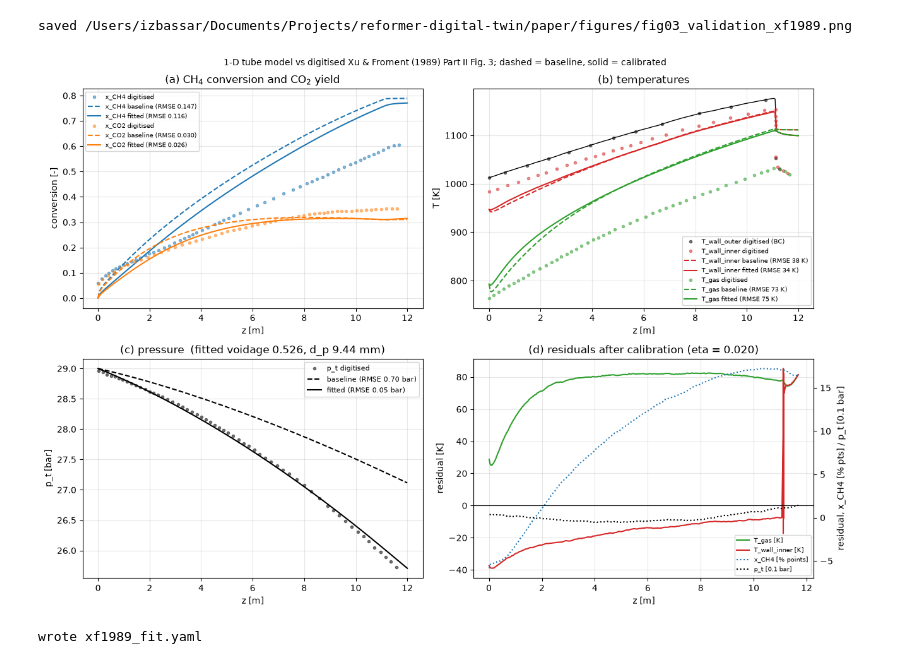
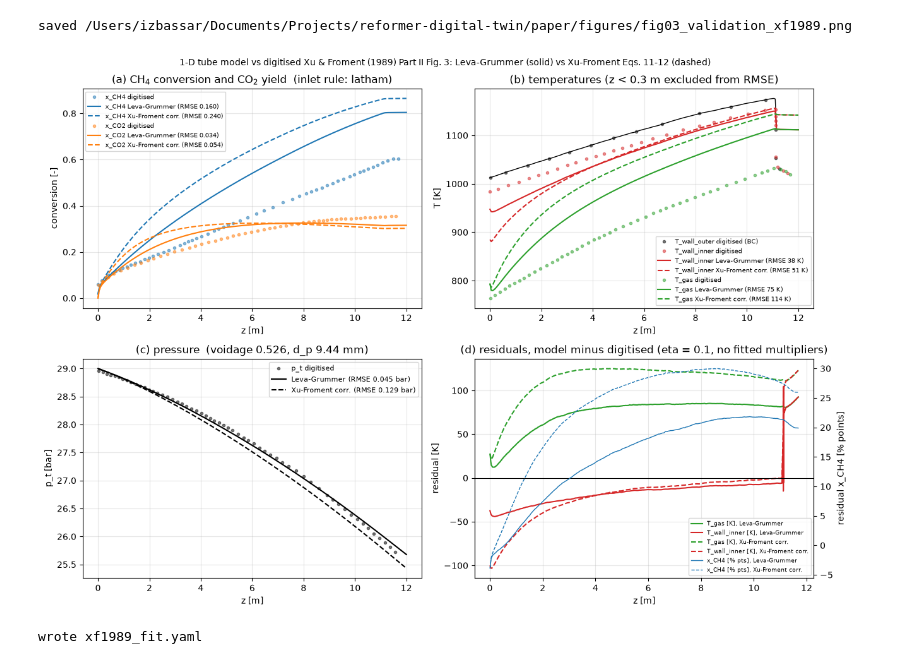
Before and after one commit to IzbassarO/reformer-digital-twin, a Jupyter notebook: notebooks/03_validation_xf1989.ipynb, the cells around one changed output. Drawn from its saved outputs; the diff is of its cells as text; code cells hidden in the pictures.

Commit message:
Xu-Froment heat-transfer correlation and revalidation

```diff
--- a/notebooks/03_validation_xf1989.ipynb
+++ b/notebooks/03_validation_xf1989.ipynb
@@ -121,0 +96,18 @@ f_htg=0.3: T_gas_rmse=  13.475, T_gas_bias= -12.971, x_CH4_rmse=   0.044, x_CH4_
+# %%
+# ---- Part 2: Xu & Froment heat-transfer chain, four combinations, no fitting ------------
+combos = vx.four_combinations(cv, wall)
+print(f"Stage-A bed: voidage {vx.STAGE_A_BED['voidage']}, d_p {1e3*vx.STAGE_A_BED['d_p_m']:.2f} mm; eta = 0.1; temperatures compared for z >= {vx.Z_MIN_TEMPERATURE} m\n")
+hdr = f"{'combination':32s} {'inlet x':>8s} {'film dT0':>9s} {'alpha_i(0)':>10s} | {'x_CH4':>13s} | {'x_CO2':>13s} | {'T_gas':>15s} | {'T_wi':>15s} | {'p_t':>13s} | conv@11.12 T@11.12"
+print(hdr); print("-" * len(hdr))
+for k, d in combos.items():
+    m = d["metrics"]; o = d["outlet"]
+    def f(c, w=6, p=3): return f"{m[c]['rmse']:{w}.{p}f}/{m[c]['mean_bias']:+{w}.{p}f}"
+    print(f"{k:32s} {d['inlet_conversion']:8.4f} {d['inlet_film_dT_K']:9.1f} {d['alpha_i_W_m2K']['inlet']:10.0f} | {f('x_CH4')} | {f('x_CO2')} | {f('T_gas',7,1)} | {f('T_wall_inner',7,1)} | {f('p_t')} | {o['conversion_CH4_at_11.12']:.3f}   {o['T_K_at_11.12']:.0f}")
+print("(RMSE / bias; K for temperatures, bar for p_t)")
+
+bc = vx.alpha_i_from_digitised(cv)
+print("\nBed-side coefficient back-calculated from the digitised Fig. 3 (lambda_tube = 29.6 W/mK assumed):")
+for i in range(len(bc["z_m"])):
+    print(f"   z={bc['z_m'][i]:5.1f} m  T_wo={bc['T_wo'][i]:6.1f} T_wi={bc['T_wi'][i]:6.1f} T_gas={bc['T_gas'][i]:6.1f}  q_o={bc['q_o_kW_m2'][i]:5.1f} kW/m2  alpha_i={bc['alpha_i_W_m2K'][i]:6.0f} W/m2K")
+best = {ht: min((k for k in combos if k.startswith(ht)), key=lambda k: combos[k]["metrics"]["x_CH4"]["rmse"]) for ht in ("leva_grummer", "xu_froment")}
+print("\nbest inlet definition per correlation (lowest x_CH4 RMSE):", best)
@@ -122,54 +135,48 @@ f_htg=0.3: T_gas_rmse=  13.475, T_gas_bias= -12.971, x_CH4_rmse=   0.044, x_CH4_
 # %%
+LG, XF = combos[best["leva_grummer"]]["result"], combos[best["xu_froment"]]["result"]
+mLG, mXF = combos[best["leva_grummer"]]["metrics"], combos[best["xu_froment"]]["metrics"]
 fig, ax = plt.subplots(2, 2, figsize=(13, 9))
-mk = dict(ls="none", marker="o", ms=3, alpha=0.5)
-sub = 8  # marker subsampling
+mk = dict(ls="none", marker="o", ms=3, alpha=0.5); sub = 8
+def data(c): z, v = cv[c]; return z[::sub], v[::sub]
 
-def data(c):
-    z, v = cv[c]; return z[::sub], v[::sub]
-
-# (a) conversions
 a = ax[0, 0]
 for c, col in (("x_CH4", "C0"), ("x_CO2", "C1")):
     z, v = data(c); a.plot(z, v, color=col, label=f"{c} digitised", **mk)
-    a.plot(base.z, vx.model_curve(base, c, base.z), color=col, ls="--", label=f"{c} baseline (RMSE {m_base[c]['rmse']:.3f})")
-    a.plot(fit.z, vx.model_curve(fit, c, fit.z), color=col, ls="-", label=f"{c} fitted (RMSE {m_fit[c]['rmse']:.3f})")
-a.set_xlabel("z [m]"); a.set_ylabel("conversion [-]"); a.set_title("(a) CH$_4$ conversion and CO$_2$ yield"); a.grid(alpha=0.3); a.legend(fontsize=7)
+    a.plot(LG.z, vx.model_curve(LG, c, LG.z), color=col, ls="-", label=f"{c} Leva-Grummer (RMSE {mLG[c]['rmse']:.3f})")
+    a.plot(XF.z, vx.model_curve(XF, c, XF.z), color=col, ls="--", label=f"{c} Xu-Froment corr. (RMSE {mXF[c]['rmse']:.3f})")
+a.set_xlabel("z [m]"); a.set_ylabel("conversion [-]"); a.set_title(f"(a) CH$_4$ conversion and CO$_2$ yield  (inlet rule: {combos[best['leva_grummer']]['inlet_higher_alkanes']})"); a.grid(alpha=0.3); a.legend(fontsize=7)
 
-# (b) temperatures
 b = ax[0, 1]
-z, v = data("T_wall_outer"); b.plot(z, v, color="k", label="T_wall_outer digitised (BC)", **mk)
-b.plot(fit.z, fit.T_wall_outer, color="k", lw=1)
+z, v = data("T_wall_outer"); b.plot(z, v, color="k", label="T_wall_outer digitised (BC)", **mk); b.plot(LG.z, LG.T_wall_outer, color="k", lw=1)
 for c, col in (("T_wall_inner", "C3"), ("T_gas", "C2")):
     z, v = data(c); b.plot(z, v, color=col, label=f"{c} digitised", **mk)
-    b.plot(base.z, vx.model_curve(base, c, base.z), color=col, ls="--", label=f"{c} baseline (RMSE {m_base[c]['rmse']:.0f} K)")
-    b.plot(fit.z, vx.model_curve(fit, c, fit.z), color=col, ls="-", label=f"{c} fitted (RMSE {m_fit[c]['rmse']:.0f} K)")
-b.set_xlabel("z [m]"); b.set_ylabel("T [K]"); b.set_title("(b) temperatures"); b.grid(alpha=0.3); b.legend(fontsize=7)
+    b.plot(LG.z, vx.model_curve(LG, c, LG.z), color=col, ls="-", label=f"{c} Leva-Grummer (RMSE {mLG[c]['rmse']:.0f} K)")
+    b.plot(XF.z, vx.model_curve(XF, c, XF.z), color=col, ls="--", label=f"{c} Xu-Froment corr. (RMSE {mXF[c]['rmse']:.0f} K)")
+b.set_xlabel("z [m]"); b.set_ylabel("T [K]"); b.set_title("(b) temperatures (z < 0.3 m excluded from RMSE)"); b.grid(alpha=0.3); b.legend(fontsize=7)
 
-# (c) pressure
 c_ = ax[1, 0]
 z, v = data("p_t"); c_.plot(z, v, color="k", label="p_t digitised", **mk)
-c_.plot(base.z, base.P, "k--", label=f"baseline (RMSE {m_base['p_t']['rmse']:.2f} bar)")
-c_.plot(fit.z, fit.P, "k-", label=f"fitted (RMSE {m_fit['p_t']['rmse']:.2f} bar)")
-c_.set_xlabel("z [m]"); c_.set_ylabel("p_t [bar]"); c_.set_title(f"(c) pressure  (fitted voidage {A['voidage']:.3f}, d_p {1e3*A['d_p_m']:.2f} mm)"); c_.grid(alpha=0.3); c_.legend(fontsize=8)
+c_.plot(LG.z, LG.P, "k-", label=f"Leva-Grummer (RMSE {mLG['p_t']['rmse']:.3f} bar)")
+c_.plot(XF.z, XF.P, "k--", label=f"Xu-Froment corr. (RMSE {mXF['p_t']['rmse']:.3f} bar)")
+c_.set_xlabel("z [m]"); c_.set_ylabel("p_t [bar]"); c_.set_title(f"(c) pressure  (voidage {vx.STAGE_A_BED['voidage']}, d_p {1e3*vx.STAGE_A_BED['d_p_m']:.2f} mm)"); c_.grid(alpha=0.3); c_.legend(fontsize=8)
 
-# (d) residuals, fitted model minus data
 d = ax[1, 1]
-for c, col in (("T_gas", "C2"), ("T_wall_inner", "C3")):
-    z, v = cv[c]; d.plot(z, vx.model_curve(fit, c, z) - v, color=col, label=f"{c} [K]")
+for res, ls, lab in ((LG, "-", "Leva-Grummer"), (XF, "--", "Xu-Froment corr.")):
+    z, v = cv["T_gas"]; d.plot(z, vx.model_curve(res, "T_gas", z) - v, color="C2", ls=ls, label=f"T_gas [K], {lab}")
+    z, v = cv["T_wall_inner"]; d.plot(z, vx.model_curve(res, "T_wall_inner", z) - v, color="C3", ls=ls, label=f"T_wall_inner [K], {lab}")
 d.axhline(0, color="k", lw=0.8); d.set_xlabel("z [m]"); d.set_ylabel("residual [K]")
 d2 = d.twinx()
-z, v = cv["x_CH4"]; d2.plot(z, 100 * (vx.model_curve(fit, "x_CH4", z) - v), color="C0", ls=":", label="x_CH4 [% points]")
-z, v = cv["p_t"]; d2.plot(z, 10 * (vx.model_curve(fit, "p_t", z) - v), color="k", ls=":", label="p_t [0.1 bar]")
-d2.set_ylabel("residual, x_CH4 [% pts] / p_t [0.1 bar]")
-h1, l1 = d.get_legend_handles_labels(); h2, l2 = d2.get_legend_handles_labels(); d.legend(h1 + h2, l1 + l2, fontsize=7)
-d.set_title(f"(d) residuals after calibration (eta = {0.1*B['eta_multiplier']:.3f})"); d.grid(alpha=0.3)
-
-fig.suptitle("1-D tube model vs digitised Xu & Froment (1989) Part II Fig. 3; dashed = baseline, solid = calibrated", fontsize=10)
+for res, ls, lab in ((LG, "-", "Leva-Grummer"), (XF, "--", "Xu-Froment corr.")):
+    z, v = cv["x_CH4"]; d2.plot(z, 100 * (vx.model_curve(res, "x_CH4", z) - v), color="C0", ls=ls, lw=1, label=f"x_CH4 [% pts], {lab}")
+d2.set_ylabel("residual x_CH4 [% points]")
+h1, l1 = d.get_legend_handles_labels(); h2, l2 = d2.get_legend_handles_labels(); d.legend(h1 + h2, l1 + l2, fontsize=6.5, loc="lower right")
+d.set_title("(d) residuals, model minus digitised (eta = 0.1, no fitted multipliers)"); d.grid(alpha=0.3)
+fig.suptitle("1-D tube model vs digitised Xu & Froment (1989) Part II Fig. 3: Leva-Grummer (solid) vs Xu-Froment Eqs. 11-12 (dashed)", fontsize=10)
 fig.tight_layout()
 out = Path("..") / "paper" / "figures" / "fig03_validation_xf1989.png"
 fig.savefig(out, dpi=150); print("saved", out.resolve()); plt.show()
 # %% [output]
 saved /Users/izbassar/Documents/Projects/reformer-digital-twin/paper/figures/fig03_validation_xf1989.png
-[figure, old version]
+[figure, new version]
 # %%
 def py(o):
```
Also changed, not shown: parts of 7 cells of this notebook, 6 other files.
